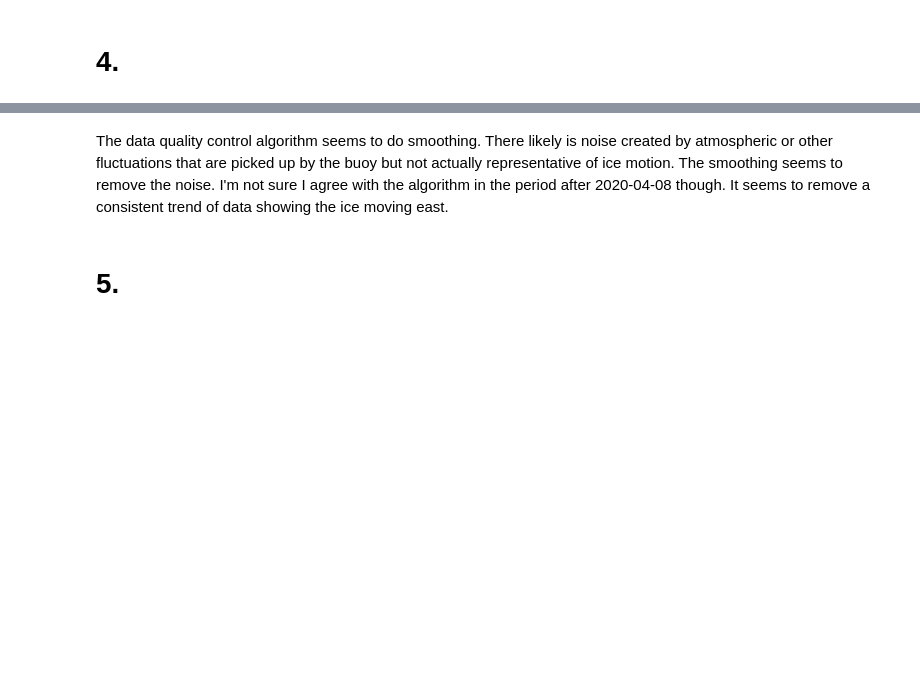
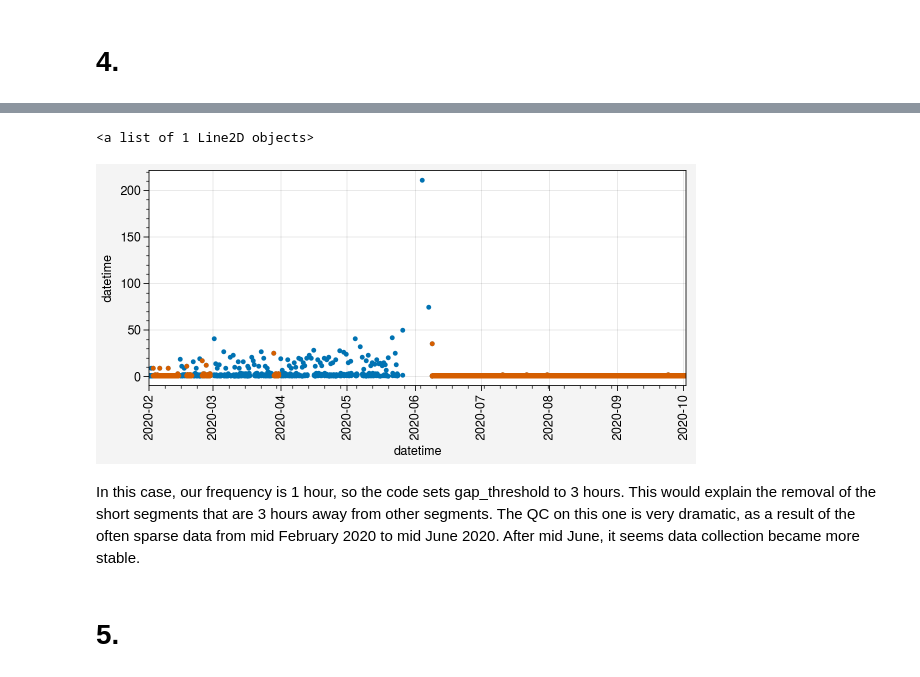
Before and after one commit to awang343/uncertainty-quantification-sea-ice, a Jupyter notebook: notebooks/Buoy Processing.ipynb, the cells around one changed output, grey strips where cells are left out. Cells and saved outputs as stored; diff of their text form; code cells hidden in the pictures; blank space fills up the shorter version.

```diff
--- a/notebooks/Buoy Processing.ipynb
+++ b/notebooks/Buoy Processing.ipynb
@@ -317,5 +322,14 @@ graph_data(buoy, showcleaned=True)
+# %%
+time_since_previous = orig_df.index.to_series() - orig_df.index.to_series().shift(1)
+time_since_previous = time_since_previous.dt.total_seconds()/(60*60) # conver to hours
+fig, ax = pplt.subplots(width=6, height=3)
+ax.plot(time_since_previous.loc[time_slice], marker='.', ms=5, lw=0)
+ax.plot(time_since_previous.loc[qc_df.index].loc[time_slice], marker='.', ms=5, lw=0)
+# %% [output]
+<a list of 1 Line2D objects>
+[figure, added]
 # %% [markdown]
-The data quality control algorithm seems to do smoothing. There likely is noise created by atmospheric or other fluctuations that are picked up by the buoy but not actually representative of ice motion. The smoothing seems to remove the noise. I'm not sure I agree with the algorithm in the period after 2020-04-08 though. It seems to remove a consistent trend of data showing the ice moving east.
+In this case, our frequency is 1 hour, so the code sets gap_threshold to 3 hours. This would explain the removal of the short segments that are 3 hours away from other segments. The QC on this one is very dramatic, as a result of the often sparse data from mid February 2020 to mid June 2020. After mid June, it seems data collection became more stable.
 # %% [markdown]
 # 5.
 # %%
```
Also changed, not shown: parts of 12 cells of this notebook, 1 other file.
